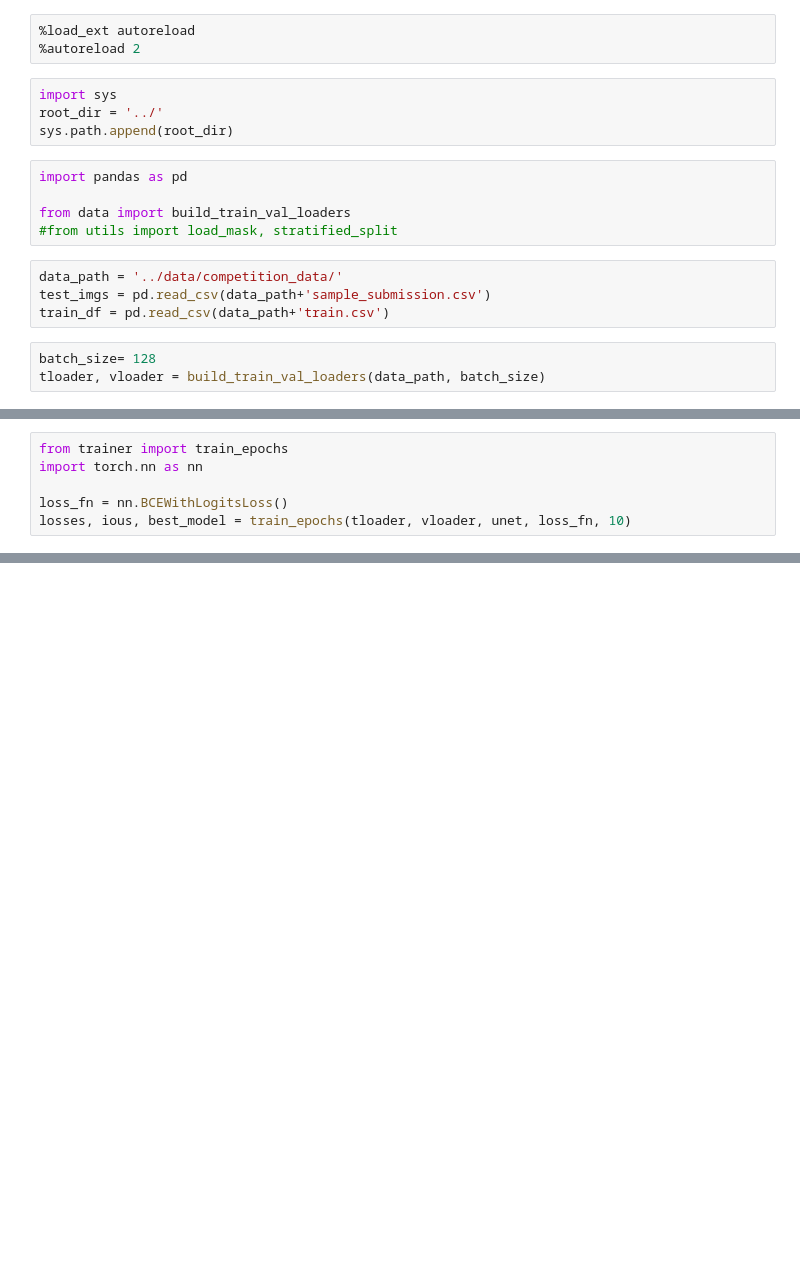
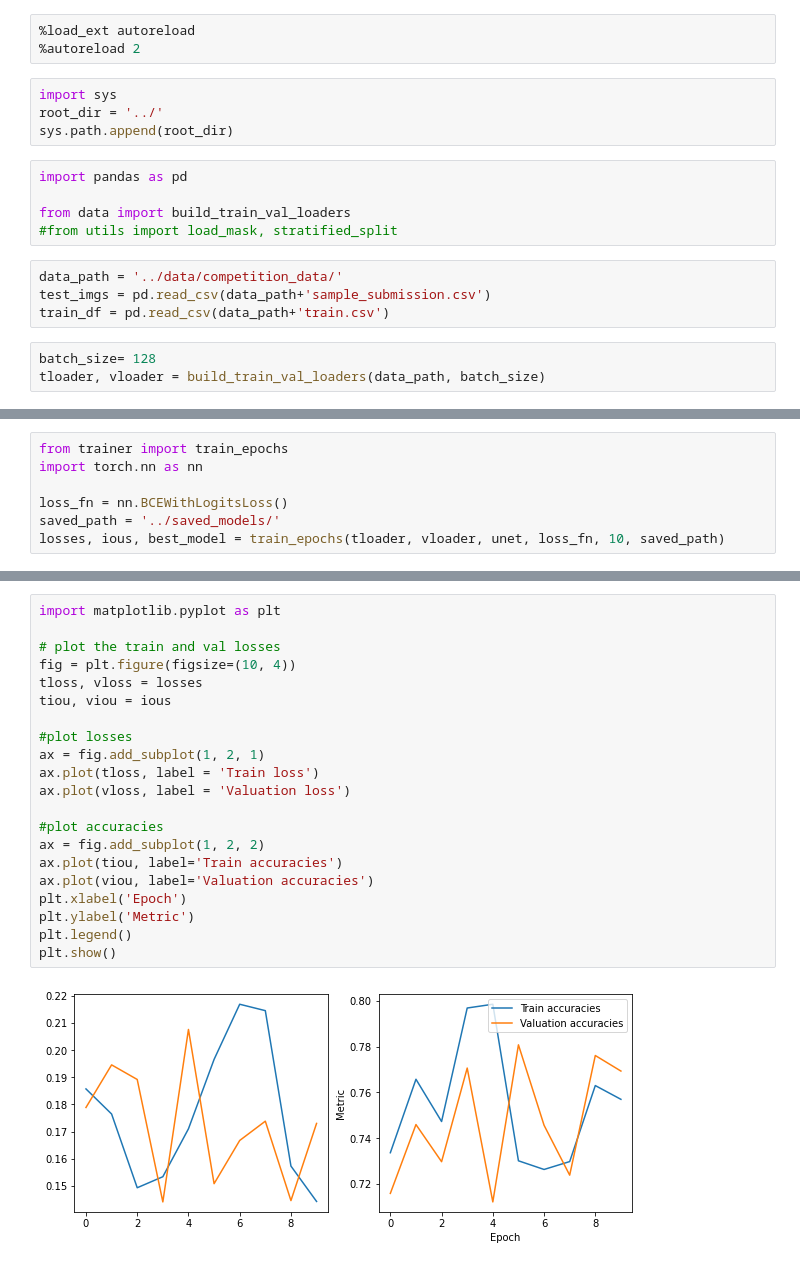
Before and after one commit to jjmachan/TGS-salt-challenge, a Jupyter notebook: nbs/TGS Training.ipynb, the cells around one changed output, grey strips where cells are left out. Cells and saved outputs as stored; diff of their text form; blank space fills up the shorter version.

```diff
--- a/nbs/TGS Training.ipynb
+++ b/nbs/TGS Training.ipynb
@@ -46,7 +25,8 @@ from trainer import train_epochs
 import torch.nn as nn
 
 loss_fn = nn.BCEWithLogitsLoss()
-losses, ious, best_model = train_epochs(tloader, vloader, unet, loss_fn, 10)
+saved_path = '../saved_models/'
+losses, ious, best_model = train_epochs(tloader, vloader, unet, loss_fn, 10, saved_path)
 # %% [output]
 ----------
 Epoch 1/10
@@ -67,0 +71,23 @@ False
+# %%
+import matplotlib.pyplot as plt
+
+# plot the train and val losses
+fig = plt.figure(figsize=(10, 4))
+tloss, vloss = losses
+tiou, viou = ious
+
+#plot losses
+ax = fig.add_subplot(1, 2, 1)
+ax.plot(tloss, label = 'Train loss')
+ax.plot(vloss, label = 'Valuation loss')
+
+#plot accuracies
+ax = fig.add_subplot(1, 2, 2)
+ax.plot(tiou, label='Train accuracies')
+ax.plot(viou, label='Valuation accuracies')
+plt.xlabel('Epoch')
+plt.ylabel('Metric')
+plt.legend()
+plt.show()
+# %% [output]
+[figure, added]
```
Also changed, not shown: parts of 5 cells of this notebook, 1 other file.
